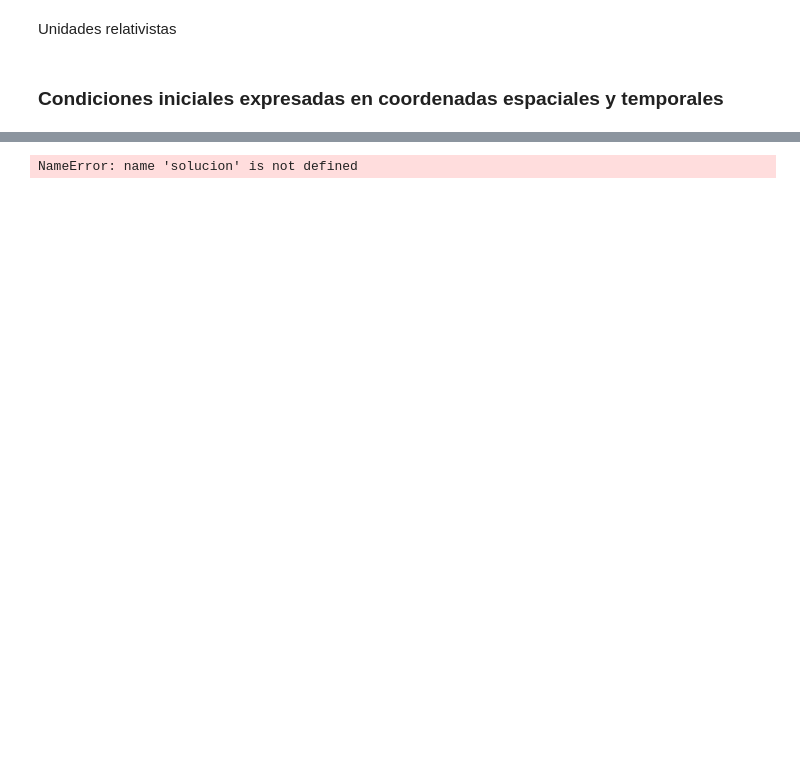
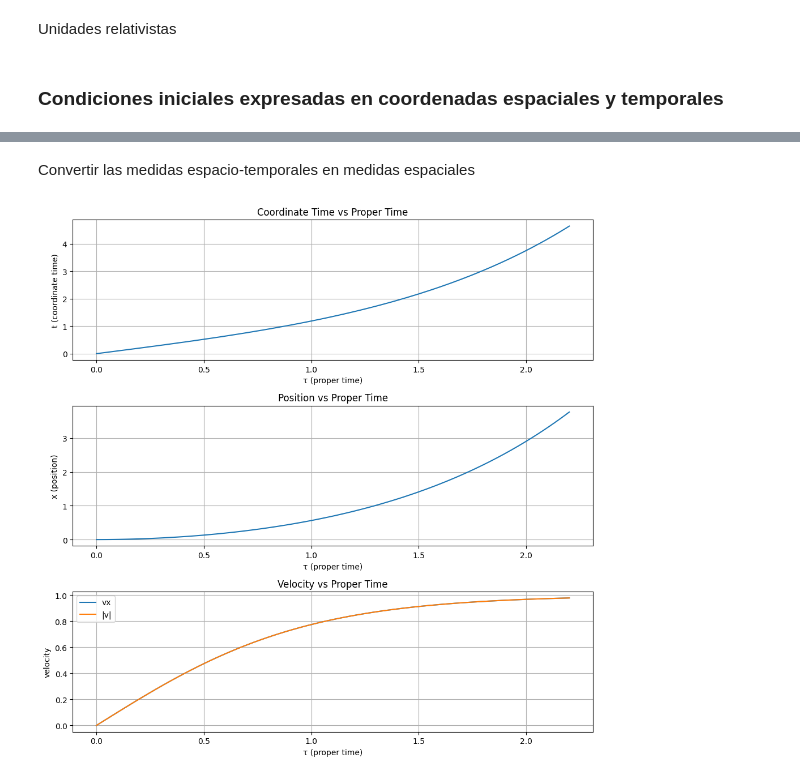
Before and after one commit to RodriguezMorenoAA/Clase_Relatividad, a Jupyter notebook: edm-espacio-tiempo.ipynb, the cells around one changed output, grey strips where cells are left out. Drawn from its saved outputs; the diff is of its cells as text; code cells hidden in the pictures; blank space fills up the shorter version.

```diff
--- a/edm-espacio-tiempo.ipynb
+++ b/edm-espacio-tiempo.ipynb
@@ -63,6 +66,7 @@ Y0 = np.array([T, x, y, z, Ut, Ux, Uy, Uz])
 from scipy.integrate import solve_ivp
 # %%
 alpha = 9.8 / UA
-taus = np.linspace(0, 4, 100)
- solve_ivp(edm_espacio_tiempo, (taus[0], taus[-1]), Y0, args=(alpha,), t_eval=taus)
+taus = np.linspace(0, 2.2, 100)
+solucion = solve_ivp(edm_espacio_tiempo, (taus[0], taus[-1]), Y0, args=(alpha,), t_eval=taus)
+solucion
 # %% [output]
@@ -70,7 +88,52 @@ IndentationError: unexpected indent (3265913846.py, line 3)
 # %%
+taus = solucion.t
 Ts = solucion.y[0]
 xs = solucion.y[1]
 ys = solucion.y[2]
 zs = solucion.y[3]
+
+Uts = solucion.y[4]
+Uxs = solucion.y[5]
+Uys = solucion.y[6]
+Uzs = solucion.y[7]
-# %% [output]
-NameError: name 'solucion' is not defined
+# %% [markdown]
+Convertir las medidas espacio-temporales en medidas espaciales
+# %%
+ts = Ts / c
+gammas = Uts / c
+vxs = Uxs / gammas
+vys = Uys / gammas
+vzs = Uzs / gammas
+# %%
+import matplotlib.pyplot as plt
+
+fig, axes = plt.subplots(3, 1, figsize=(10, 10))
+
+# t vs tau
+axes[0].plot(taus, ts)
+axes[0].set_xlabel('τ (proper time)')
+axes[0].set_ylabel('t (coordinate time)')
+axes[0].set_title('Coordinate Time vs Proper Time')
+axes[0].grid(True)
+
+# x vs tau
+axes[1].plot(taus, xs)
+axes[1].set_xlabel('τ (proper time)')
+axes[1].set_ylabel('x (position)')
+axes[1].set_title('Position vs Proper Time')
+axes[1].grid(True)
+
+# v vs tau
+v_magnitude = np.sqrt(vxs**2 + vys**2 + vzs**2)
+axes[2].plot(taus, vxs, label='vx')
+axes[2].plot(taus, v_magnitude, label='|v|')
+axes[2].set_xlabel('τ (proper time)')
+axes[2].set_ylabel('velocity')
+axes[2].set_title('Velocity vs Proper Time')
+axes[2].legend()
+axes[2].grid(True)
+
+plt.tight_layout()
+plt.show()
+# %% [output]
+[figure, added]
```
Also changed, not shown: parts of 3 cells of this notebook, 3 other files.
